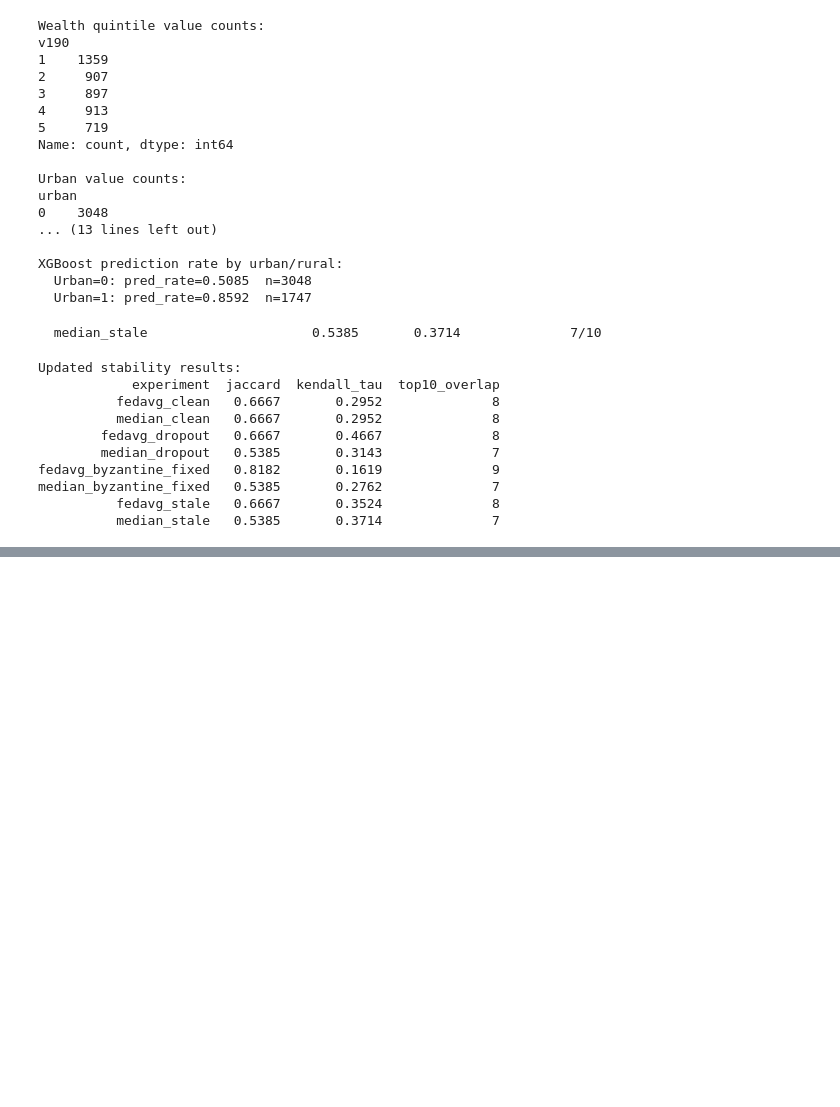
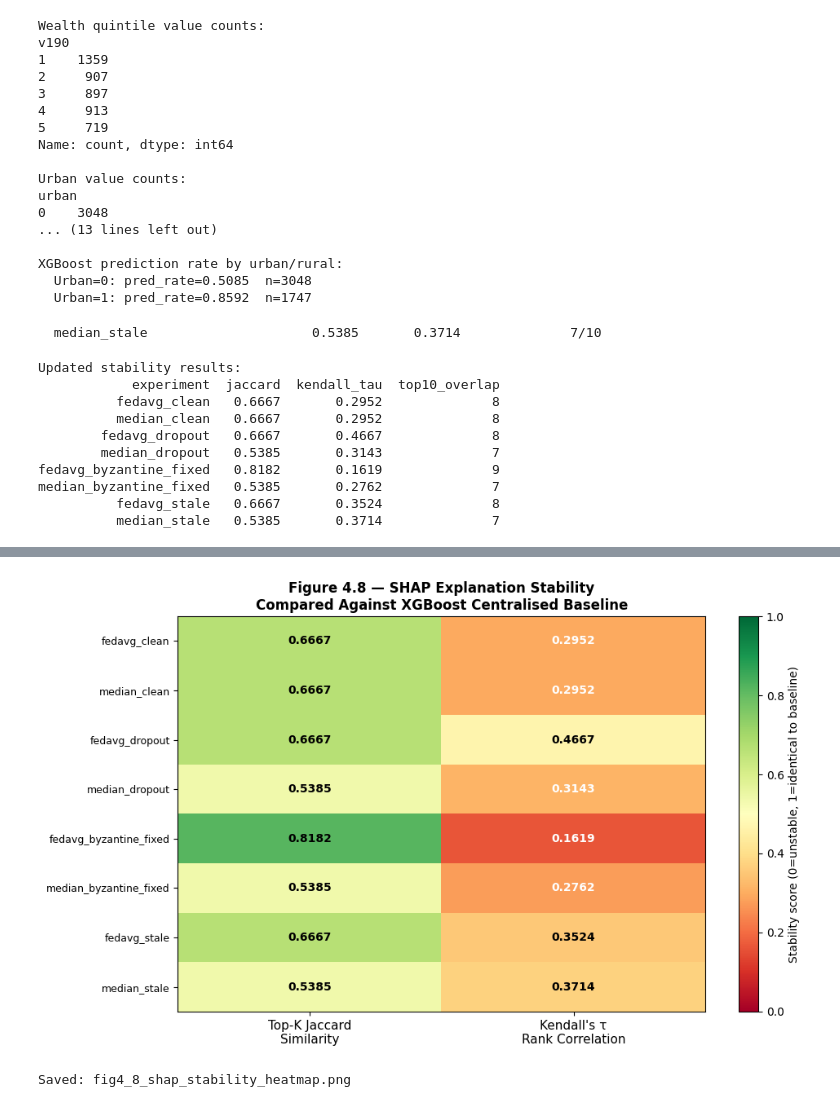
Before and after one commit to ProsperUkachi/Final-year-project, a Jupyter notebook: final-year-project (1).ipynb, the cells around one changed output, grey strips where cells are left out. Saved outputs shown, nothing was run; the diff lists cells and outputs as text; code cells hidden in the pictures; blank space fills up the shorter version.

```diff
--- a/final-year-project (1).ipynb
+++ b/final-year-project (1).ipynb
@@ -2128,0 +2368,37 @@ median_byzantine_fixed   0.5385       0.2762              7
+# %%
+# Plotting the SHAP stability heatmap
+
+fig, ax = plt.subplots(figsize=(10, 6))
+
+stab_data  = stability_df[["jaccard", "kendall_tau"]].values
+row_labels = stability_df["experiment"].tolist()
+col_labels = ["Top-K Jaccard\nSimilarity", "Kendall's τ\nRank Correlation"]
+
+im = ax.imshow(stab_data, cmap="RdYlGn", aspect="auto", vmin=0, vmax=1.0)
+plt.colorbar(im, ax=ax, label="Stability score (0=unstable, 1=identical to baseline)")
+
+ax.set_xticks(range(len(col_labels)))
+ax.set_xticklabels(col_labels, fontsize=11)
+ax.set_yticks(range(len(row_labels)))
+ax.set_yticklabels(row_labels, fontsize=9)
+
+for i in range(len(row_labels)):
+    for j in range(len(col_labels)):
+        val   = stab_data[i, j]
+        color = "white" if val < 0.35 else "black"
+        ax.text(j, i, f"{val:.4f}", ha="center", va="center",
+                fontsize=10, color=color, fontweight="bold")
+
+ax.set_title(
+    "Figure 4.8 — SHAP Explanation Stability\n"
+    "Compared Against XGBoost Centralised Baseline",
+    fontsize=12, fontweight="bold"
+)
+plt.tight_layout()
+plt.savefig("/kaggle/working/figures/fig4_8_shap_stability_heatmap.png",
+            dpi=150, bbox_inches="tight")
+plt.show()
+print("Saved: fig4_8_shap_stability_heatmap.png")
+# %% [output]
+[figure, added]
+Saved: fig4_8_shap_stability_heatmap.png
```
Also changed, not shown: parts of 7 cells of this notebook.
